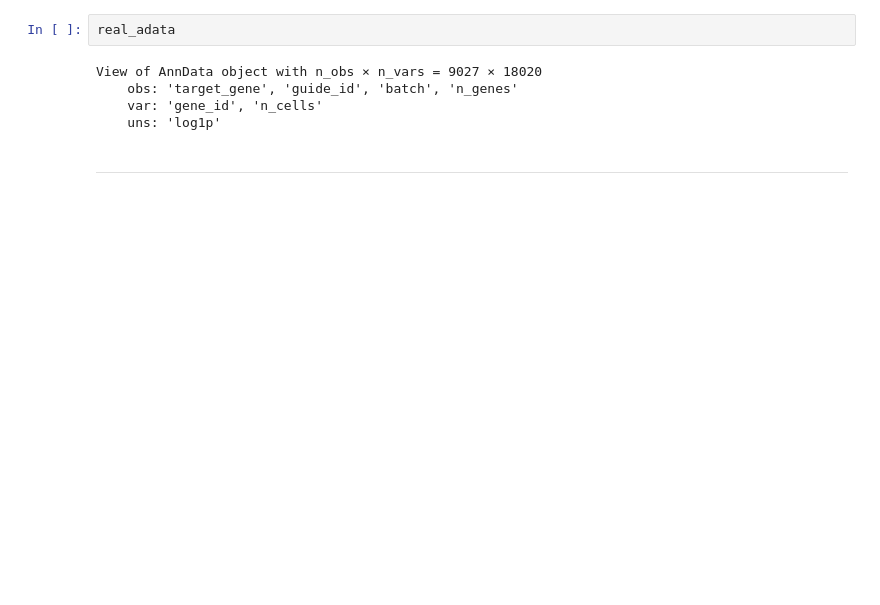
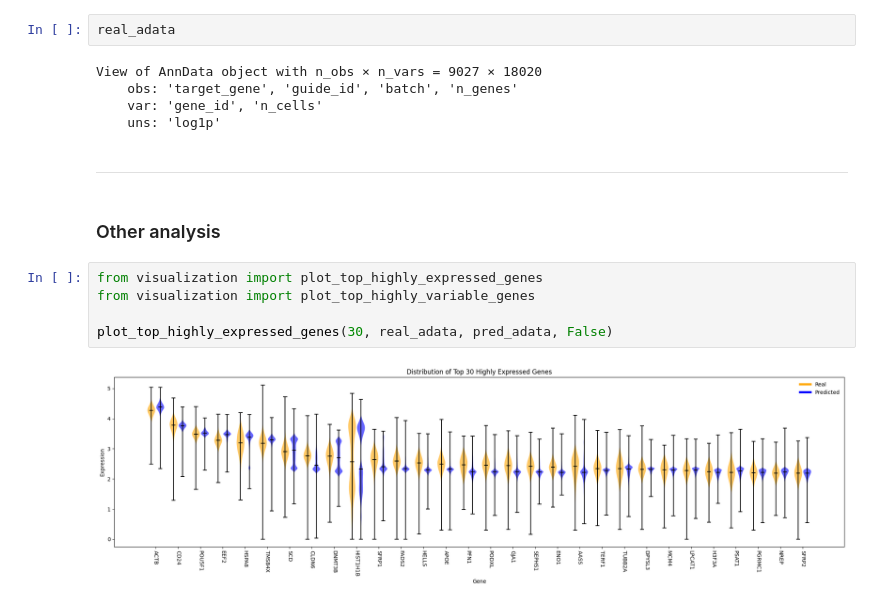
Before and after one commit to MCalabroCode/SPECTRA, a Jupyter notebook: spectra_v2_notebook_wandb.ipynb, the cells around one changed output. Drawn from its saved outputs; the diff is of its cells as text; blank space fills up the shorter version.

```diff
--- a/spectra_v2_notebook_wandb.ipynb
+++ b/spectra_v2_notebook_wandb.ipynb
@@ -940,3 +931,12 @@ View of AnnData object with n_obs × n_vars = 9027 × 18020
     uns: 'log1p'
 # %% [markdown]
 ***
+# %% [markdown]
+### Other analysis
+# %%
+from visualization import plot_top_highly_expressed_genes
+from visualization import plot_top_highly_variable_genes
+
+plot_top_highly_expressed_genes(30, real_adata, pred_adata, False)
+# %% [output]
+[figure, added]
```
Also changed, not shown: parts of 24 cells of this notebook, 1 other file.
